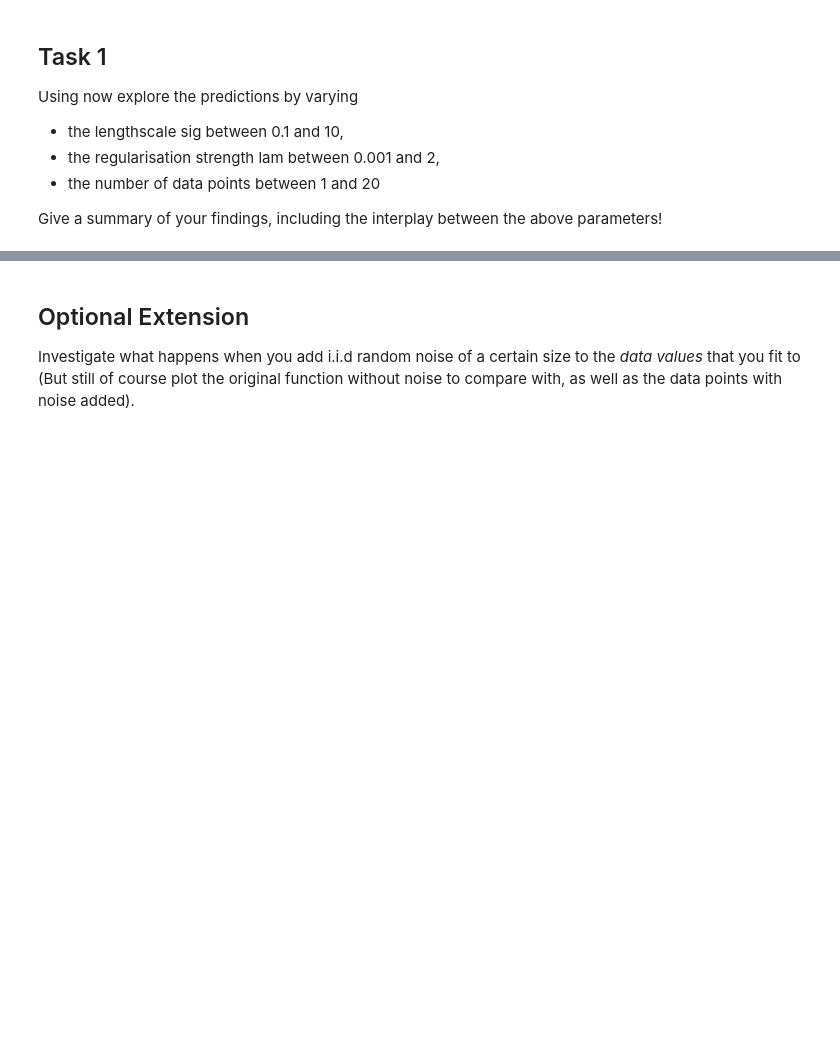
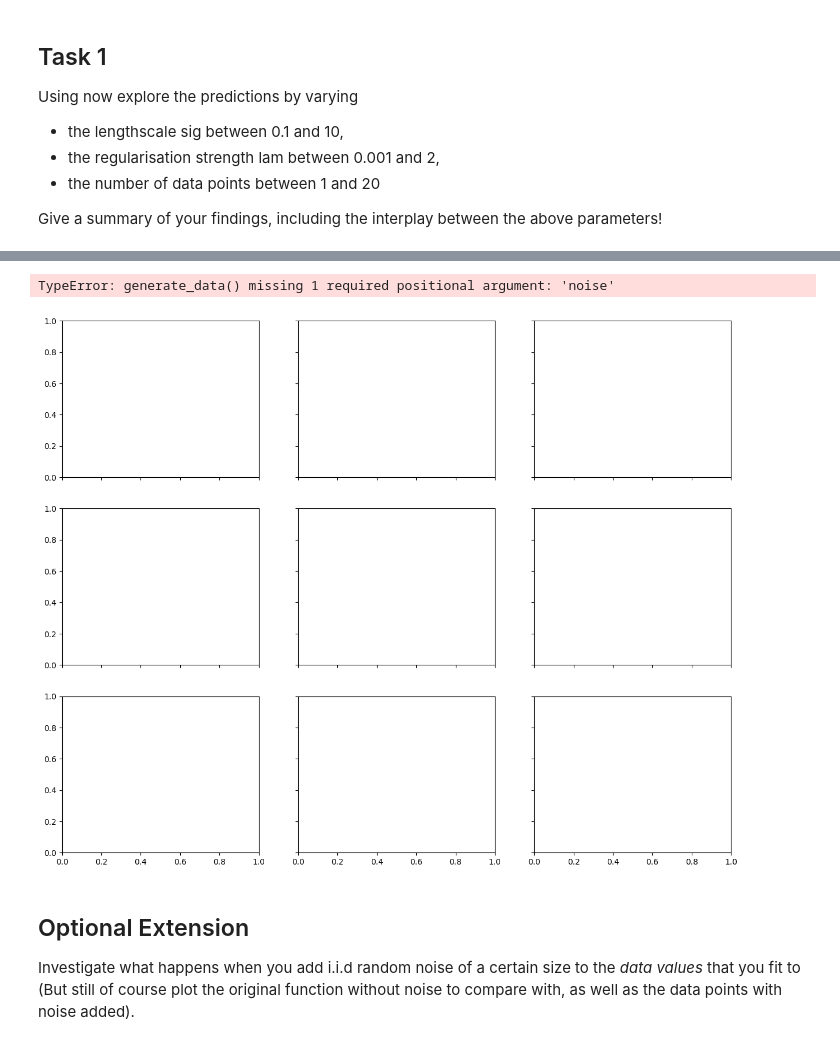
Before and after one commit to macaswalker/MatsAndMols_projects, a Jupyter notebook: _Project 3_ solubility.ipynb, the cells around one changed output, grey strips where cells are left out. Saved outputs shown, nothing was run; the diff lists cells and outputs as text; code cells hidden in the pictures; blank space fills up the shorter version.

```diff
--- a/_Project 3_ solubility.ipynb
+++ b/_Project 3_ solubility.ipynb
@@ -81,3 +143,46 @@ Give a summary of your findings, including the interplay between the above param
+# %%
+import matplotlib.pyplot as plt
+
+# Function to generate synthetic data
+def generate_data(n_points, noise, func):
+    np.random.seed(42)  # For reproducibility
+    x = np.linspace(0, 10, n_points)
+    y = np.zeros_like(x)
+    y = func(x[i]) for i in range(n_points)
+    return x, y
+
+# Define parameter ranges
+sig_values = [0.1, 1, 10]
+lam_values = [0.001, 0.1, 2]
+n_values = [5, 10, 20]
+
+noise = 0
+
+# Generate test points
+x_test = np.linspace(0, 10, 100)
+
+# Plot results for different parameter combinations
+fig, axes = plt.subplots(len(sig_values), len(lam_values), figsize=(15, 12), sharex=True, sharey=True)
+
+for i, sig in enumerate(sig_values):
+    for j, lam in enumerate(lam_values):
+        x_train, y_train = generate_data(n_values[-1], noise)  # Use max n initially
+        y_pred = kernel_regression(xx, x, sig, lam, f)
+
+        ax = axes[i, j]
+        ax.scatter(x_train, y_train, color='red', label="Training Data", zorder=3)
+        ax.plot(x_test, y_pred, label=f"σ={sig}, λ={lam}", color='blue', zorder=2)
+        ax.set_title(f"σ={sig}, λ={lam}")
+        ax.legend()
+
+plt.xlabel("x")
+plt.ylabel("y")
+plt.suptitle("Effect of Lengthscale and Regularization on Kernel Regression")
+plt.tight_layout()
+plt.show()
+# %% [output]
+TypeError: generate_data() missing 1 required positional argument: 'noise'
+[figure, added]
 # %% [markdown]
 Optional Extension
 ----
```
Also changed, not shown: parts of 7 cells of this notebook.
